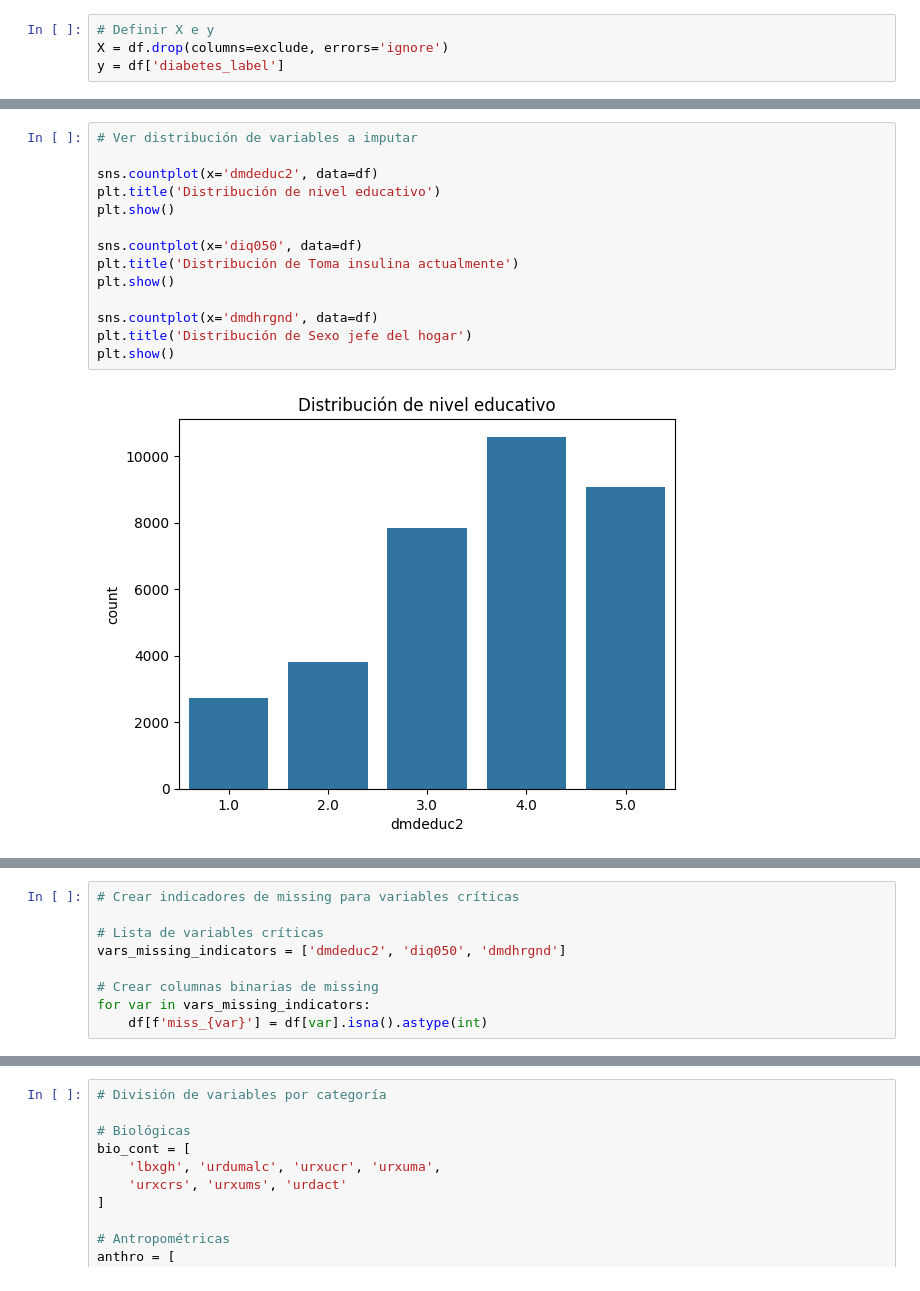
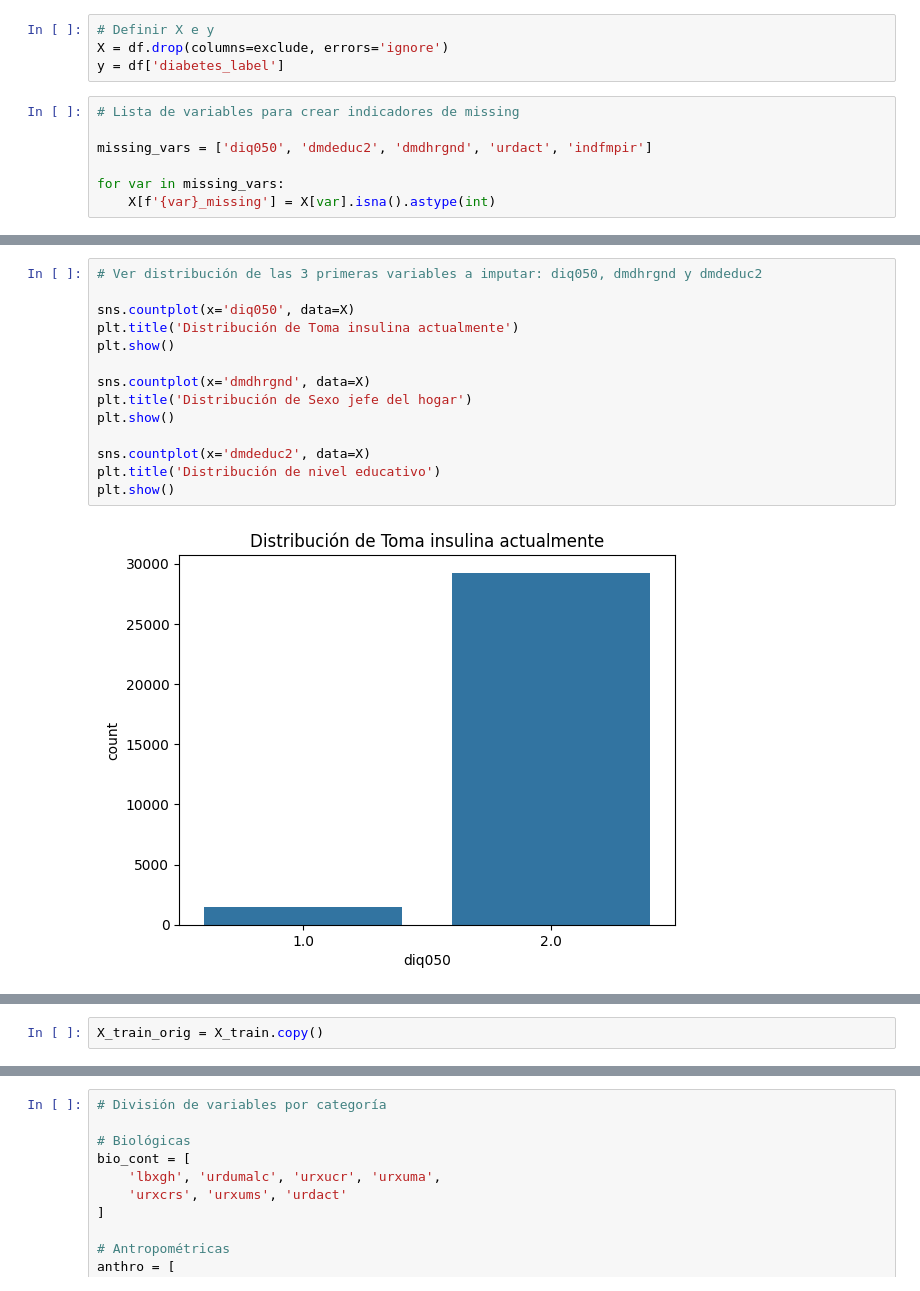
Before and after one commit to VeroMendozaI/TFM-m-todo-h-brido-para-predicci-n-de-enfermedades, a Jupyter notebook: analisis_completo.ipynb, the cells around one changed output, grey strips where cells are left out. Saved outputs shown, nothing was run; the diff lists cells and outputs as text.

```diff
--- a/analisis_completo.ipynb
+++ b/analisis_completo.ipynb
@@ -389,6 +419,13 @@ print(feature)
 # Definir X e y
 X = df.drop(columns=exclude, errors='ignore')
 y = df['diabetes_label']
+# %%
+# Lista de variables para crear indicadores de missing
+
+missing_vars = ['diq050', 'dmdeduc2', 'dmdhrgnd', 'urdact', 'indfmpir']
+
+for var in missing_vars:
+    X[f'{var}_missing'] = X[var].isna().astype(int)
 # %%
 # train/test split (estratificado por diabetes_label)
 
@@ -488,16 +542,16 @@ dmdborn4         19         0.03
 # %%
-# Ver distribución de variables a imputar
+# Ver distribución de las 3 primeras variables a imputar: diq050, dmdhrgnd y dmdeduc2
 
-sns.countplot(x='dmdeduc2', data=df)
-plt.title('Distribución de nivel educativo')
-plt.show()
-
-sns.countplot(x='diq050', data=df)
+sns.countplot(x='diq050', data=X)
 plt.title('Distribución de Toma insulina actualmente')
 plt.show()
 
-sns.countplot(x='dmdhrgnd', data=df)
+sns.countplot(x='dmdhrgnd', data=X)
 plt.title('Distribución de Sexo jefe del hogar')
 plt.show()
+
+sns.countplot(x='dmdeduc2', data=X)
+plt.title('Distribución de nivel educativo')
+plt.show()
 # %% [output]
-[figure, old version]
+[figure, new version]
@@ -504,10 +560,3 @@ plt.show()
-# %%
-# Crear indicadores de missing para variables críticas
-
-# Lista de variables críticas
-vars_missing_indicators = ['dmdeduc2', 'diq050', 'dmdhrgnd']
-
-# Crear columnas binarias de missing
-for var in vars_missing_indicators:
-    df[f'miss_{var}'] = df[var].isna().astype(int)
+# %%
+X_train_orig = X_train.copy()
 # %%
```
Also changed, not shown: parts of 84 cells of this notebook.
